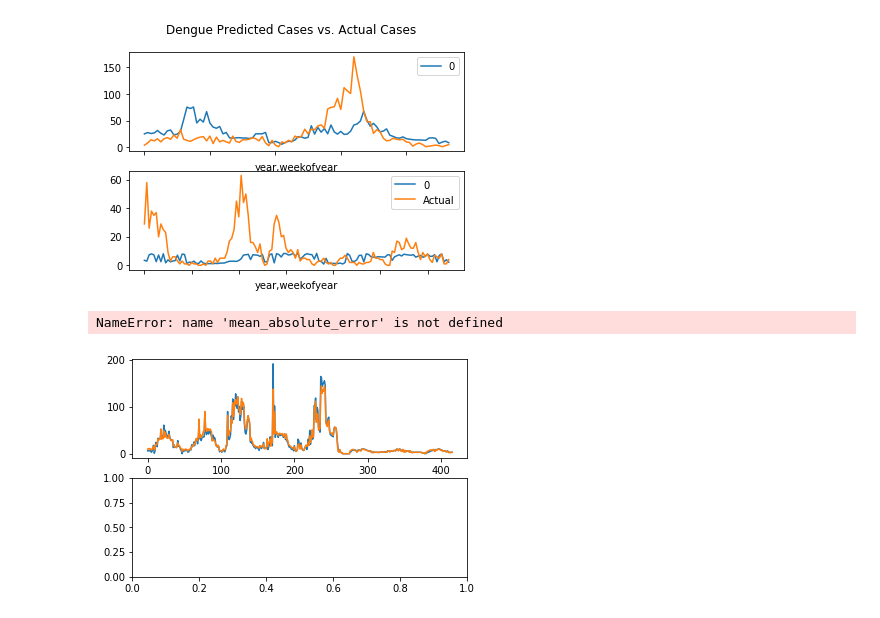
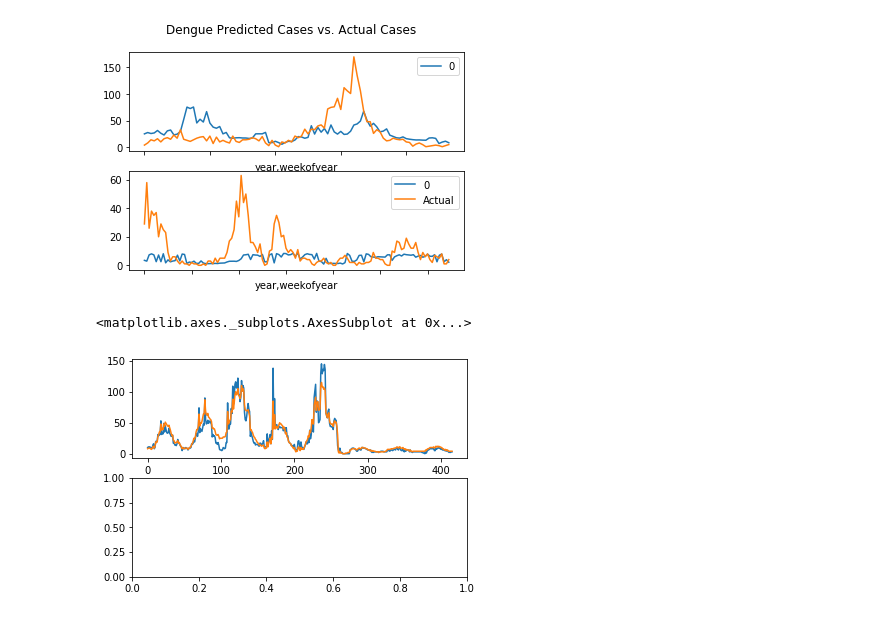
Before and after one commit to ChamodDamitha/Dengue-ML, a Jupyter notebook: Dengue-ML-2.ipynb, the cells around one changed output. Cells and saved outputs as stored; diff of their text form; code cells hidden in the pictures.

Commit message:
19.8918 ensemble model

```diff
--- a/Dengue-ML-2.ipynb
+++ b/Dengue-ML-2.ipynb
@@ -460,29 +460,29 @@ submission.total_cases = np.concatenate([sj_predictions, iq_predictions])
 
 submission.to_csv("submission_new_2.csv")
 # %%
-benchmark = pd.read_csv('dengue_submission_4(20.15).csv')
-submission = pd.read_csv('dengue_submission_9.csv')
+benchmark = pd.read_csv('dengue_submission_9(20.0986).csv')
+submission = pd.read_csv('submission_new_ensemble_1.csv')
 
 
 # adder = lambda x: x + 10
 # formated_total_cases = submission['total_cases'].apply(adder)
 
 # print(formated_total_cases)
 
 figs, axes = plt.subplots(nrows=2, ncols=1)
 
 # # submission = submission.iloc[50:]
 # plot sj
 benchmark.total_cases.plot(ax=axes[0], label="Actual")
 submission.total_cases.plot(ax=axes[0], label="Predictions")
 
 
 # plt.suptitle("Dengue Predicted Cases vs. Actual Cases")
 # plt.legend()
 
 # plt.show()
 
-print("Comparison : MAE : " + str(mean_absolute_error(benchmark.total_cases, submission.total_cases)))
+# print("Comparison : MAE : " + str(mean_absolute_error(benchmark.total_cases, submission.total_cases)))
 # %% [output]
-NameError: name 'mean_absolute_error' is not defined
+<matplotlib.axes._subplots.AxesSubplot at 0x...>
-[figure, old version]
+[figure, new version]
```
Also changed, not shown: 5 other files.
